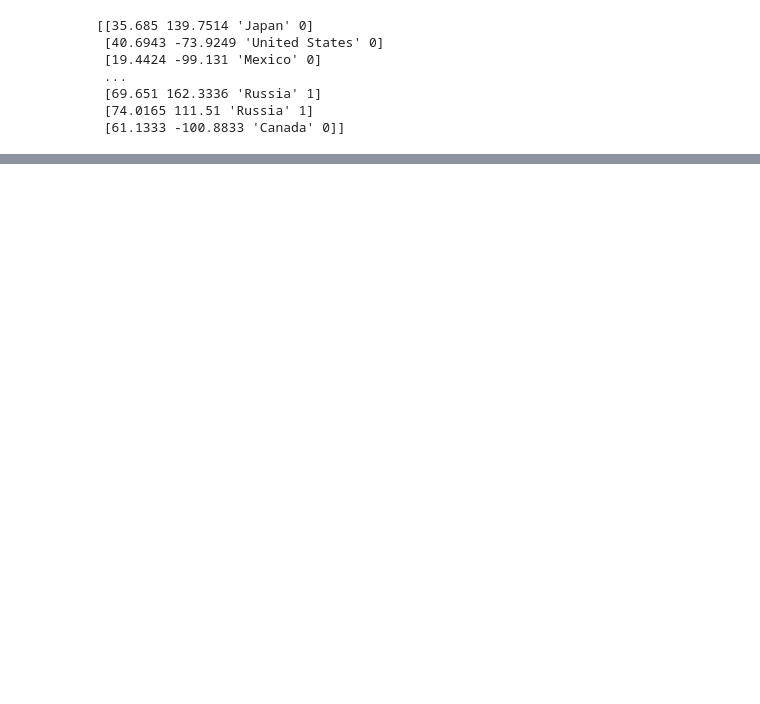
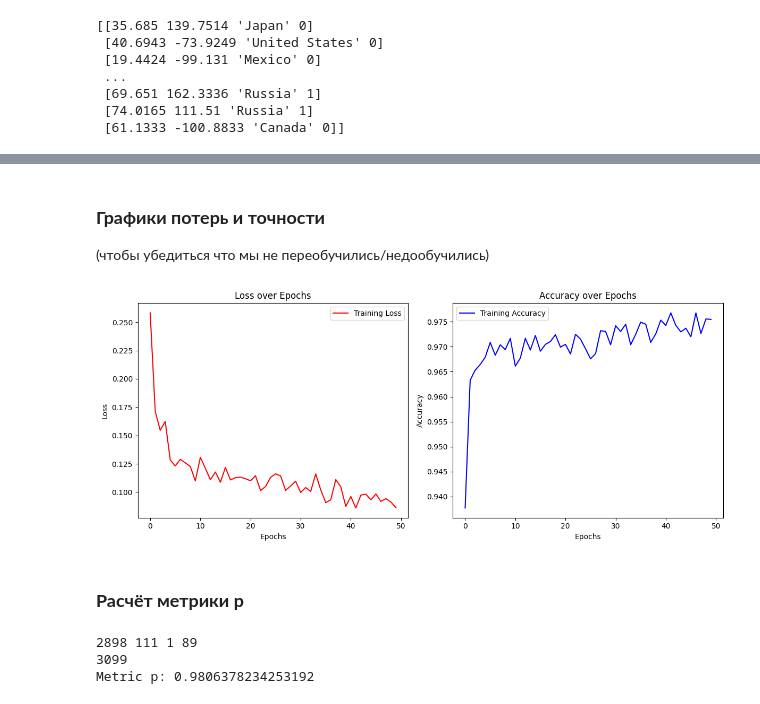
Before and after one commit to Ger0r0r/Neural-Networks, a Jupyter notebook: task_2/NN.ipynb, the cells around one changed output, grey strips where cells are left out. Cells and saved outputs as stored; diff of their text form; code cells hidden in the pictures; blank space fills up the shorter version.

```diff
--- a/task_2/NN.ipynb
+++ b/task_2/NN.ipynb
@@ -302,0 +65,5 @@ plt.show()
+# %%
+scaler = StandardScaler()
+X_scaled = scaler.fit_transform(X)
+
+X_train, X_test, y_train, y_test = train_test_split(X_scaled, y, test_size=0.2)
@@ -302,0 +72,12 @@ plt.show()
+# %%
+model = Sequential()
+model.add(Dense(128, input_dim=2, activation='relu'))
+model.add(BatchNormalization())
+model.add(Dropout(0.3))
+model.add(Dense(64, activation='relu'))
+model.add(Dropout(0.3))
+model.add(Dense(1, activation='sigmoid'))
+
+model.compile(loss='binary_crossentropy', optimizer=tf.optimizers.Adam(learning_rate=0.001), metrics=['accuracy'])
+
+class_weights = {0: 1, 1: 10}
@@ -302,0 +86,4 @@ plt.show()
+# %%
+history = model.fit(X_train, y_train, epochs=50, batch_size=32, verbose=1, class_weight=class_weights)
+
+y_pred = (model.predict(X_test) > 0.5).astype(int)
@@ -302,0 +108,53 @@ plt.show()
+# %% [markdown]
+### **Графики потерь и точности**
+
+(чтобы убедиться что мы не переобучились/недообучились)
+# %%
+fig, axs = plt.subplots(1, 2, figsize=(12, 5))
+
+axs[0].plot(history.history['loss'], label='Training Loss', color='red')
+axs[0].set_title('Loss over Epochs')
+axs[0].set_xlabel('Epochs')
+axs[0].set_ylabel('Loss')
+axs[0].legend()
+
+axs[1].plot(history.history['accuracy'], label='Training Accuracy', color='blue')
+axs[1].set_title('Accuracy over Epochs')
+axs[1].set_xlabel('Epochs')
+axs[1].set_ylabel('Accuracy')
+axs[1].legend()
+
+plt.tight_layout()
+plt.show()
+# %% [output]
+[figure, added]
+# %% [markdown]
+### **Расчёт метрики p**
+# %%
+TN_d = np.empty((0,2),dtype=float)
+TP_d = np.empty((0,2),dtype=float)
+FN_d = np.empty((0,2),dtype=float)
+FP_d = np.empty((0,2),dtype=float)
+
+y_pred = y_pred.T[0]
+X_test = scaler.inverse_transform(X_test)
+
+TP_d = X_test[(y_test == 1) & (y_pred == 1)]
+TN_d = X_test[(y_test == 0) & (y_pred == 0)]
+FP_d = X_test[(y_test == 0) & (y_pred == 1)]
+FN_d = X_test[(y_test == 1) & (y_pred == 0)]
+
+TP = len(TP_d)
+TN = len(TN_d)
+FP = len(FP_d)
+FN = len(FN_d)
+
+print(TN,TP,FN,FP)
+print(TN+TP+FN+FP)
+
+p = 0.5 * ((TP / (TP + FN)) + (TN / (TN + FP)))
+print(f'Metric p: {p}')
+# %% [output]
+2898 111 1 89
+3099
+Metric p: 0.9806378234253192
```
Also changed, not shown: parts of 30 cells of this notebook, 2 other files.
